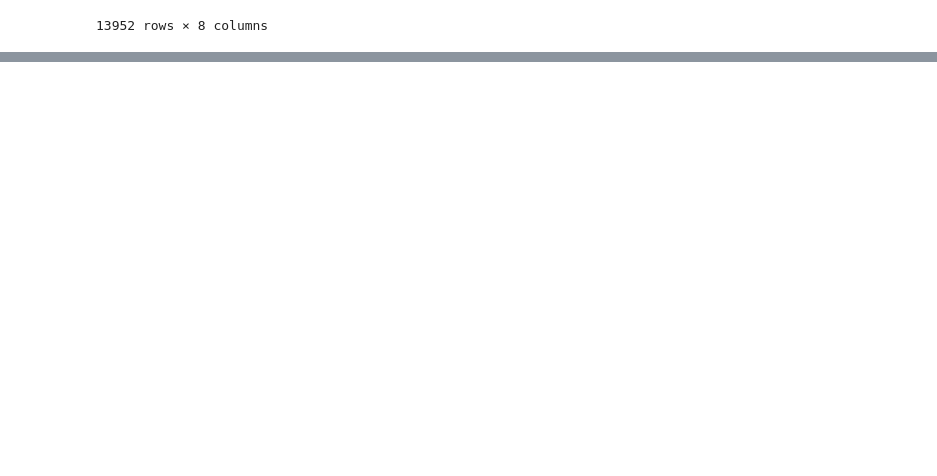
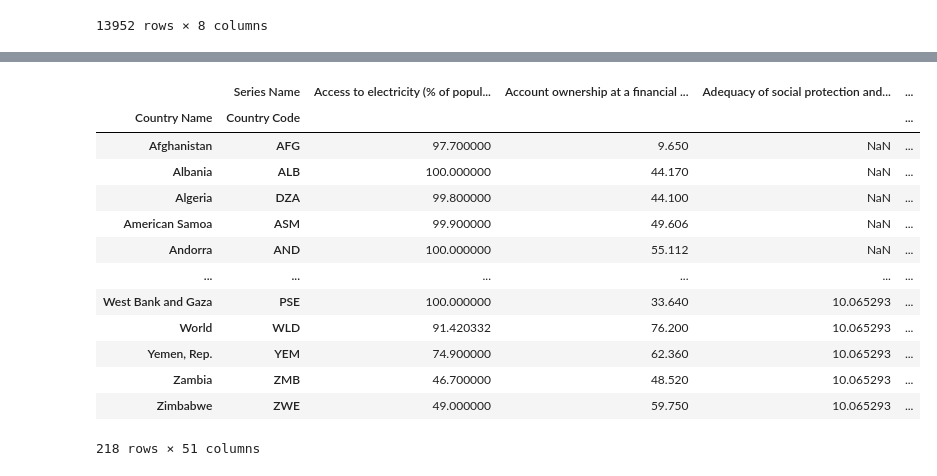
Before and after one commit to emilyclairevoyant/Project3, a Jupyter notebook: Rough_Work.ipynb, the cells around one changed output, grey strips where cells are left out. Drawn from its saved outputs; the diff is of its cells as text; code cells hidden in the pictures; blank space fills up the shorter version.

```diff
--- a/Rough_Work.ipynb
+++ b/Rough_Work.ipynb
@@ -94,21 +134,37 @@ pivoted2020_df_interpolated.to_csv('2020_data.csv')
 # %%
 # Filter data frame to only include data for 2021
 yearlydata_2021 = country_data_dropped.drop(columns=['2019 [YR2019]', '2020 [YR2020]', '2022 [YR2022]', '2018 [YR2018]'])
 
 # Replace '..' with np.nan and convert the column to float
 yearlydata_2021["2021 [YR2021]"] = yearlydata_2021["2021 [YR2021]"].replace('..', np.nan).astype(float)
 
 # Pivot series name values to be the columns
 pivoted2021_df = yearlydata_2021.pivot_table(index=["Country Name", "Country Code"],
                            columns="Series Name",
                            values="2021 [YR2021]",
                            aggfunc='mean')
 # Interpolate null values
 pivoted2021_df_interpolated = pivoted2021_df.interpolate()
 pivoted2021_df_interpolated.dropna()
+pivoted2021_df_interpolated
 
-# Save to csv
-pivoted2021_df_interpolated.to_csv('2021_data.csv')
+# # Save to csv
+# pivoted2021_df_interpolated.to_csv('2021_data.csv')
+# %% [output]
+|  | Series Name | Access to electricity (% of popul... | Account ownership at a financial ... | Adequacy of social protection and... | ... |
+| Country Name | Country Code |  |  |  | ... |
+| Afghanistan | AFG | 97.700000 | 9.650 | NaN | ... |
+| Albania | ALB | 100.000000 | 44.170 | NaN | ... |
+| Algeria | DZA | 99.800000 | 44.100 | NaN | ... |
+| American Samoa | ASM | 99.900000 | 49.606 | NaN | ... |
+| Andorra | AND | 100.000000 | 55.112 | NaN | ... |
+| ... | ... | ... | ... | ... | ... |
+| West Bank and Gaza | PSE | 100.000000 | 33.640 | 10.065293 | ... |
+| World | WLD | 91.420332 | 76.200 | 10.065293 | ... |
+| Yemen, Rep. | YEM | 74.900000 | 62.360 | 10.065293 | ... |
+| Zambia | ZMB | 46.700000 | 48.520 | 10.065293 | ... |
+| Zimbabwe | ZWE | 49.000000 | 59.750 | 10.065293 | ... |
+218 rows × 51 columns
 # %%
 # Filter data frame to only include data for 2022
 yearlydata_2022 = country_data_dropped.drop(columns=['2019 [YR2019]', '2020 [YR2020]', '2021 [YR2021]', '2018 [YR2018]'])
```
Also changed, not shown: parts of 6 cells of this notebook, 6 other files.
